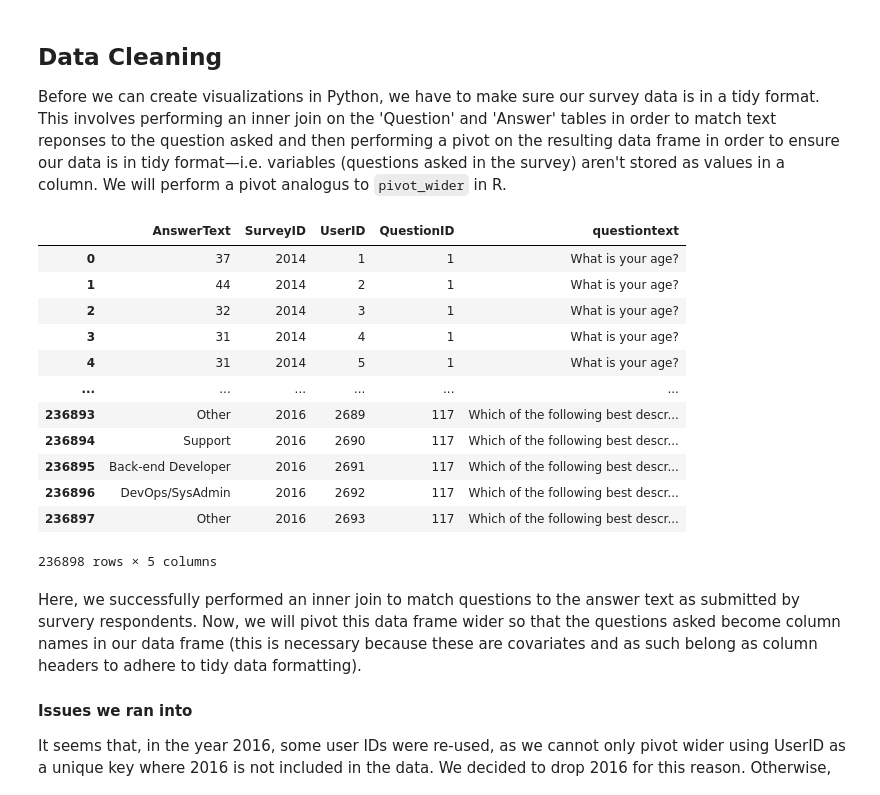
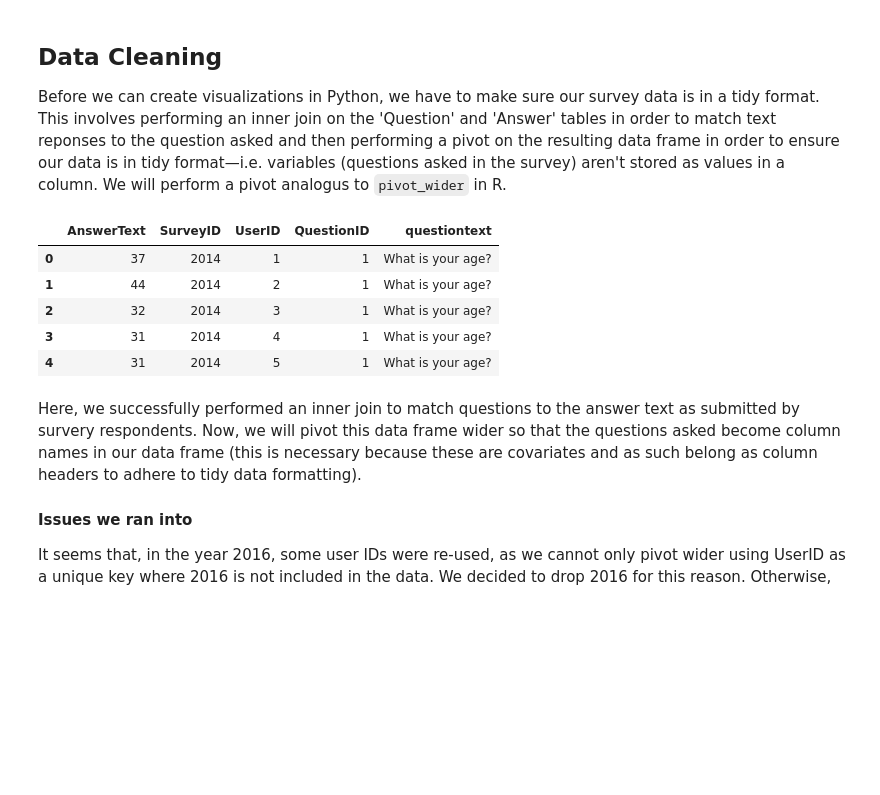
Before and after one commit to chloezandberg/cpsc368, a Jupyter notebook: cleaning-EDA.ipynb, the cells around one changed output. Saved outputs shown, nothing was run; the diff lists cells and outputs as text; code cells hidden in the pictures; blank space fills up the shorter version.

```diff
--- a/cleaning-EDA.ipynb
+++ b/cleaning-EDA.ipynb
@@ -73,21 +73,14 @@ Before we can create visualizations in Python, we have to make sure our survey d
 # %%
 qna = pd.merge(table_dict['Answer'], table_dict['Question'], left_on='QuestionID', right_on='questionid', how='inner')
 qna.drop(columns=['questionid'], inplace=True)
-qna
+qna.head()
 # %% [output]
 |  | AnswerText | SurveyID | UserID | QuestionID | questiontext |
 | 0 | 37 | 2014 | 1 | 1 | What is your age? |
 | 1 | 44 | 2014 | 2 | 1 | What is your age? |
 | 2 | 32 | 2014 | 3 | 1 | What is your age? |
 | 3 | 31 | 2014 | 4 | 1 | What is your age? |
 | 4 | 31 | 2014 | 5 | 1 | What is your age? |
-| ... | ... | ... | ... | ... | ... |
-| 236893 | Other | 2016 | 2689 | 117 | Which of the following best descr... |
-| 236894 | Support | 2016 | 2690 | 117 | Which of the following best descr... |
-| 236895 | Back-end Developer | 2016 | 2691 | 117 | Which of the following best descr... |
-| 236896 | DevOps/SysAdmin | 2016 | 2692 | 117 | Which of the following best descr... |
-| 236897 | Other | 2016 | 2693 | 117 | Which of the following best descr... |
-236898 rows × 5 columns
 # %% [markdown]
 Here, we successfully performed an inner join to match questions to the answer text as submitted by survery respondents. Now, we will pivot this data frame wider so that the questions asked become column names in our data frame (this is necessary because these are covariates and as such belong as column headers to adhere to tidy data formatting).
 
```
Also changed, not shown: parts of 8 cells of this notebook, 3 other files.
